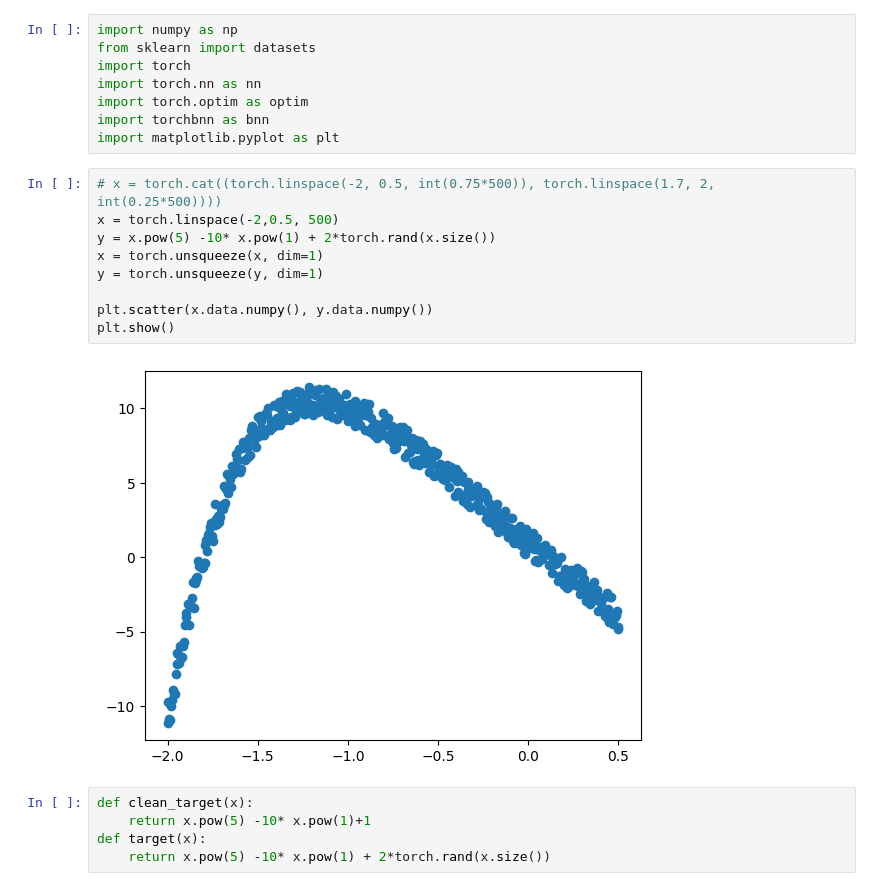
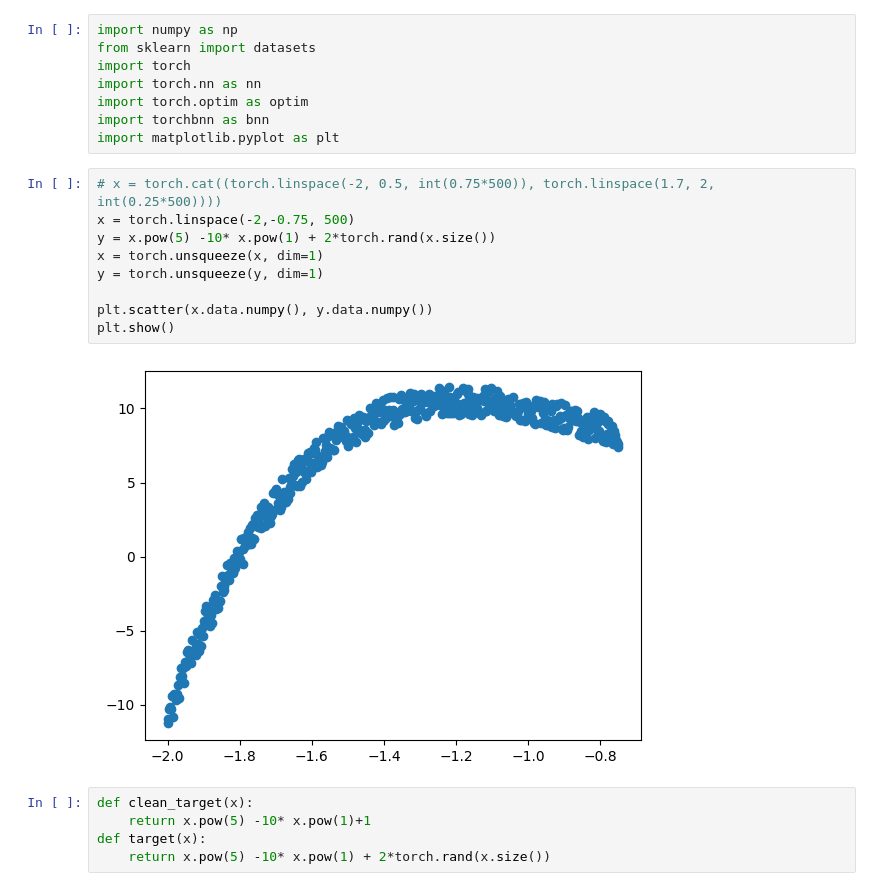
Before and after one commit to chomchom69420/stats-project, a Jupyter notebook: bnn.ipynb, the cells around one changed output. Cells and saved outputs as stored; diff of their text form.

```diff
--- a/bnn.ipynb
+++ b/bnn.ipynb
@@ -8,15 +8,15 @@ import torchbnn as bnn
 import matplotlib.pyplot as plt
 # %%
 # x = torch.cat((torch.linspace(-2, 0.5, int(0.75*500)), torch.linspace(1.7, 2, int(0.25*500))))
-x = torch.linspace(-2,0.5, 500)
+x = torch.linspace(-2,-0.75, 500)
 y = x.pow(5) -10* x.pow(1) + 2*torch.rand(x.size())
 x = torch.unsqueeze(x, dim=1)
 y = torch.unsqueeze(y, dim=1)
 
 plt.scatter(x.data.numpy(), y.data.numpy())
 plt.show()
 # %% [output]
-[figure, old version]
+[figure, new version]
 # %%
 def clean_target(x):
     return x.pow(5) -10* x.pow(1)+1
```
Also changed, not shown: parts of 2 cells of this notebook, 3 other files.
